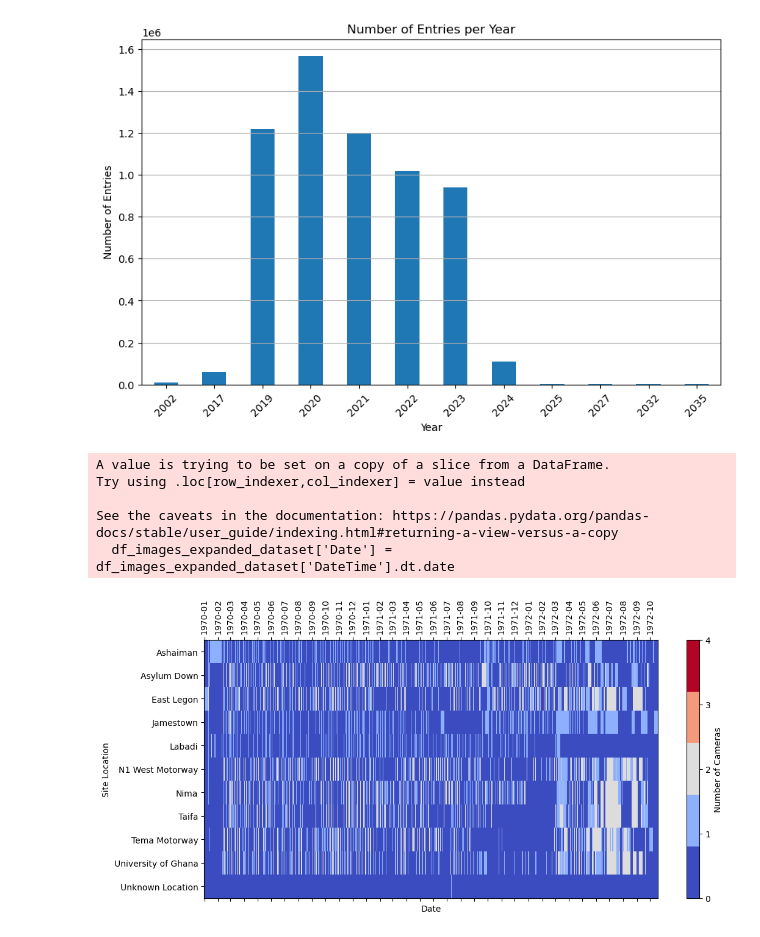
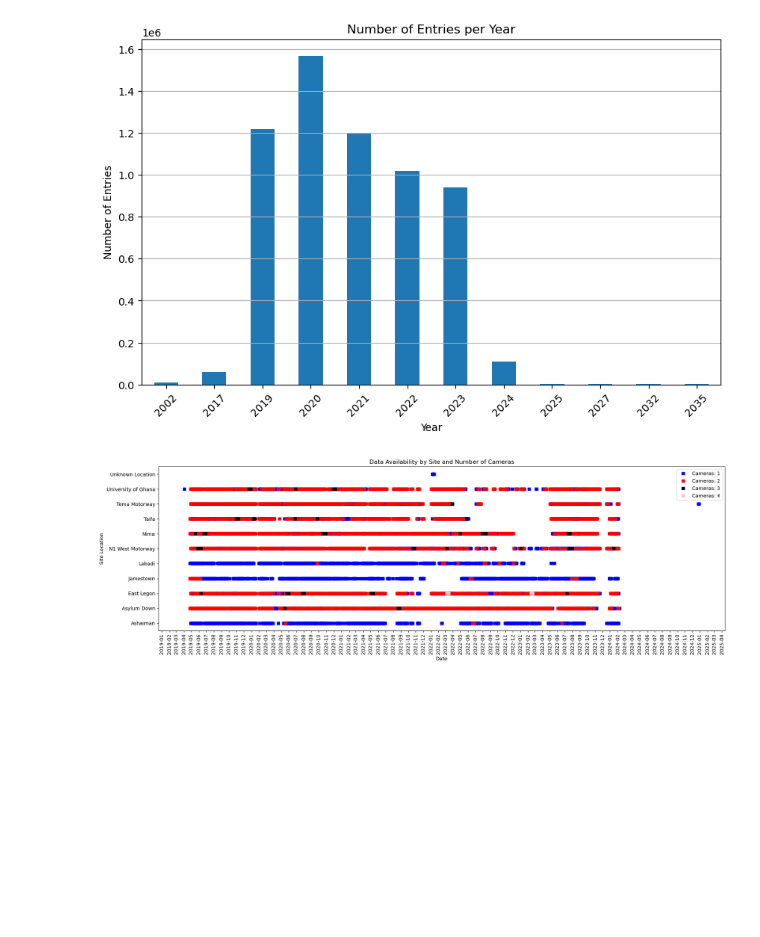
Before and after one commit to thicknavyrain/RDS_image_inventory, a Jupyter notebook: RDS Imagery Inventory Investigation.ipynb, the cells around one changed output. Drawn from its saved outputs; the diff is of its cells as text; code cells hidden in the pictures; blank space fills up the shorter version.

```diff
--- a/RDS Imagery Inventory Investigation.ipynb
+++ b/RDS Imagery Inventory Investigation.ipynb
@@ -196,51 +198,51 @@ plt.grid(axis='y')
 plt.show()
 # %% [output]
 [figure]
+# %%
+df_expanded_dataset_filtered = df_expanded_dataset[df_expanded_dataset['Year'].isin(range(2019, 2025))]
 # %%
+import pandas as pd
 import matplotlib.pyplot as plt
 import matplotlib.dates as mdates
-import pandas as pd
-import numpy as np
+from pandas.plotting import register_matplotlib_converters
+register_matplotlib_converters()
 
-# Assuming df_images_expanded_dataset is your filtered DataFrame
+# Step 1: Preprocess the Data
+df_expanded_dataset_filtered['Date'] = pd.to_datetime(df_expanded_dataset_filtered['DateTime']).dt.date
 
-# Extracting the date from the DateTime column for grouping
-df_expanded_dataset['Date'] = df_images_expanded_dataset['DateTime'].dt.date
+# Step 2: Aggregate Data
+# Count unique cameras per site per day
+camera_counts = df_expanded_dataset_filtered.groupby(['Site Location', 'Date'])['Camera'].nunique().reset_index()
 
-# Grouping by Site Location and Date, and counting unique cameras
-grouped = df_expanded_dataset.groupby(['Site Location', 'Date'])['Camera'].nunique().reset_index()
+# Step 3: Visualization
+fig, ax = plt.subplots(figsize=(18, 6))
 
-# Creating a pivot table for visualization, filling missing days with 0
-pivot = grouped.pivot_table(index='Site Location', columns='Date', values='Camera', fill_value=0)
+# Unique site locations for plotting
+sites = camera_counts['Site Location'].unique()
 
-# Preparing the plot
-fig, ax = plt.subplots(figsize=(12, len(pivot.index) * 0.5))
+# Generate a color map for different numbers of cameras
+colors = {1: 'blue', 2: 'red', 3: 'black', 4: 'pink'}
 
-# Creating a color map where 0 cameras = white, 1 camera = blue, 2 cameras = red, etc.
-cmap = plt.get_cmap('coolwarm', np.max(pivot.values)+1)
+# Handle legend labels
+handles = [plt.Line2D([0], [0], color=colors[n], marker='s', linestyle='', label=f'Cameras: {n}') for n in colors]
 
-# Plotting the timeline
-cax = ax.matshow(pivot, cmap=cmap, aspect='auto')
+for site in sites:
+    site_data = camera_counts[camera_counts['Site Location'] == site]
+    for cameras in colors.keys():
+        # Filter days with the specific number of cameras
+        data = site_data[site_data['Camera'] == cameras]
+        ax.scatter(data['Date'], [site] * len(data), color=colors[cameras], label=f'Cameras: {cameras}', marker = 's')
 
-# Setting ticks and labels
-ax.set_yticks(np.arange(len(pivot.index)))
-ax.set_yticklabels(pivot.index)
+# Formatting the plot
 ax.xaxis.set_major_locator(mdates.MonthLocator())
 ax.xaxis.set_major_formatter(mdates.DateFormatter('%Y-%m'))
-
 plt.xticks(rotation=90)
 plt.xlabel('Date')
 plt.ylabel('Site Location')
+plt.title('Data Availability by Site and Number of Cameras')
+plt.legend(handles=handles)  # Use the custom handles for the legend
 
-# Adding a color bar to indicate the number of cameras
-cbar = fig.colorbar(cax, ticks=np.arange(np.max(pivot.values)+1))
-cbar.ax.set_ylabel('Number of Cameras')
-
-plt.show()
+plt.tight_layout()
+plt.savefig('./timeline_plot.png')
 # %% [output]
-A value is trying to be set on a copy of a slice from a DataFrame.
-Try using .loc[row_indexer,col_indexer] = value instead
-
-See the caveats in the documentation: https://pandas.pydata.org/pandas-docs/stable/user_guide/indexing.html#returning-a-view-versus-a-copy
-  df_images_expanded_dataset['Date'] = df_images_expanded_dataset['DateTime'].dt.date
-[figure, old version]
+[figure, new version]
```
Also changed, not shown: parts of 1 cell of this notebook.
